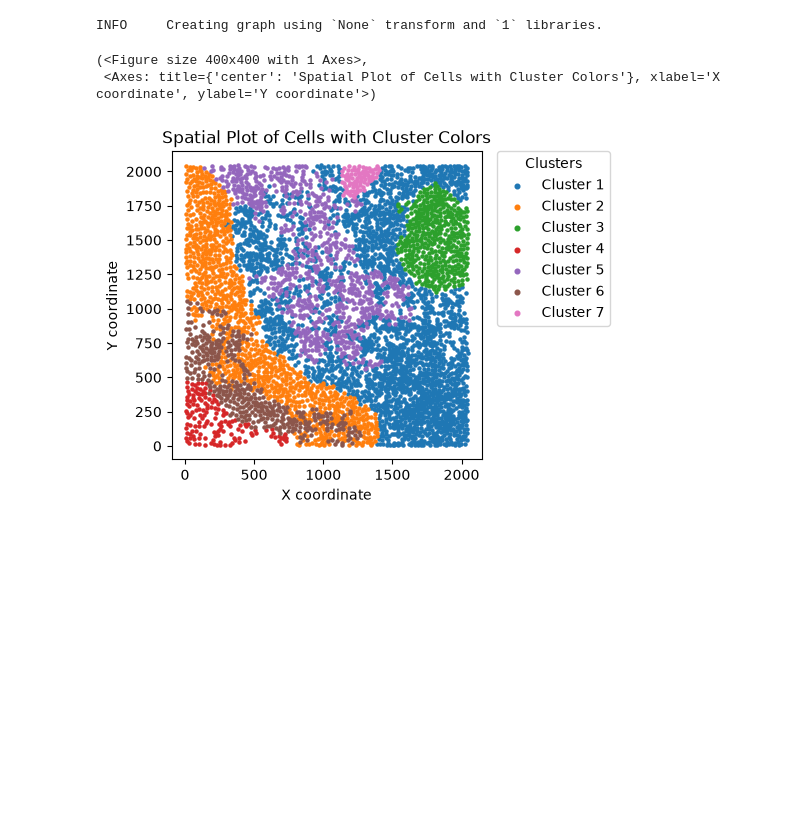
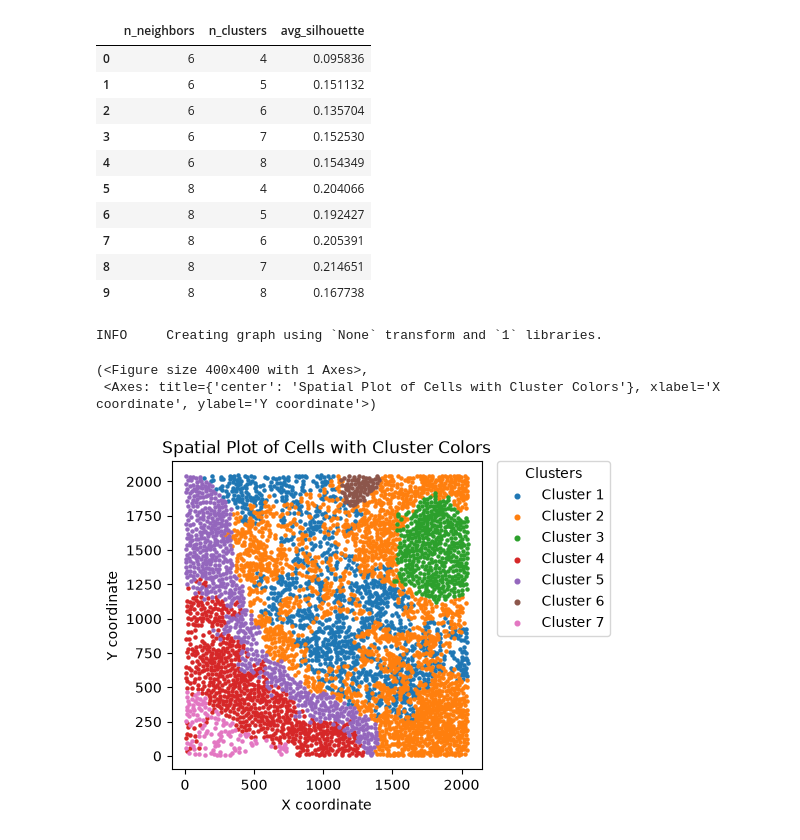
Before and after one commit to amanpreet60/repspat, a Jupyter notebook: examples/example.ipynb, the cells around one changed output. Cells and saved outputs as stored; diff of their text form; code cells hidden in the pictures; blank space fills up the shorter version.

```diff
--- a/examples/example.ipynb
+++ b/examples/example.ipynb
@@ -108 +108,15 @@ INFO     Creating graph using `None` transform and `1` libraries.
+# %%
+adata.uns["silhouette_scores"]
+# %% [output]
+|  | n_neighbors | n_clusters | avg_silhouette |
+| 0 | 6 | 4 | 0.095836 |
+| 1 | 6 | 5 | 0.151132 |
+| 2 | 6 | 6 | 0.135704 |
+| 3 | 6 | 7 | 0.152530 |
+| 4 | 6 | 8 | 0.154349 |
+| 5 | 8 | 4 | 0.204066 |
+| 6 | 8 | 5 | 0.192427 |
+| 7 | 8 | 6 | 0.205391 |
+| 8 | 8 | 7 | 0.214651 |
+| 9 | 8 | 8 | 0.167738 |
 # %%
@@ -121,7 +131,7 @@ y = coords[:, 1]
 # %%
-plot_spatial_clusters(sample,point_size=5)
+plot_spatial_clusters(adata,point_size=5)
 # %% [output]
 (<Figure size 400x400 with 1 Axes>,
  <Axes: title={'center': 'Spatial Plot of Cells with Cluster Colors'}, xlabel='X coordinate', ylabel='Y coordinate'>)
-[figure, old version]
+[figure, new version]
 # %%
```
Also changed, not shown: parts of 14 cells of this notebook, 7 other files.
